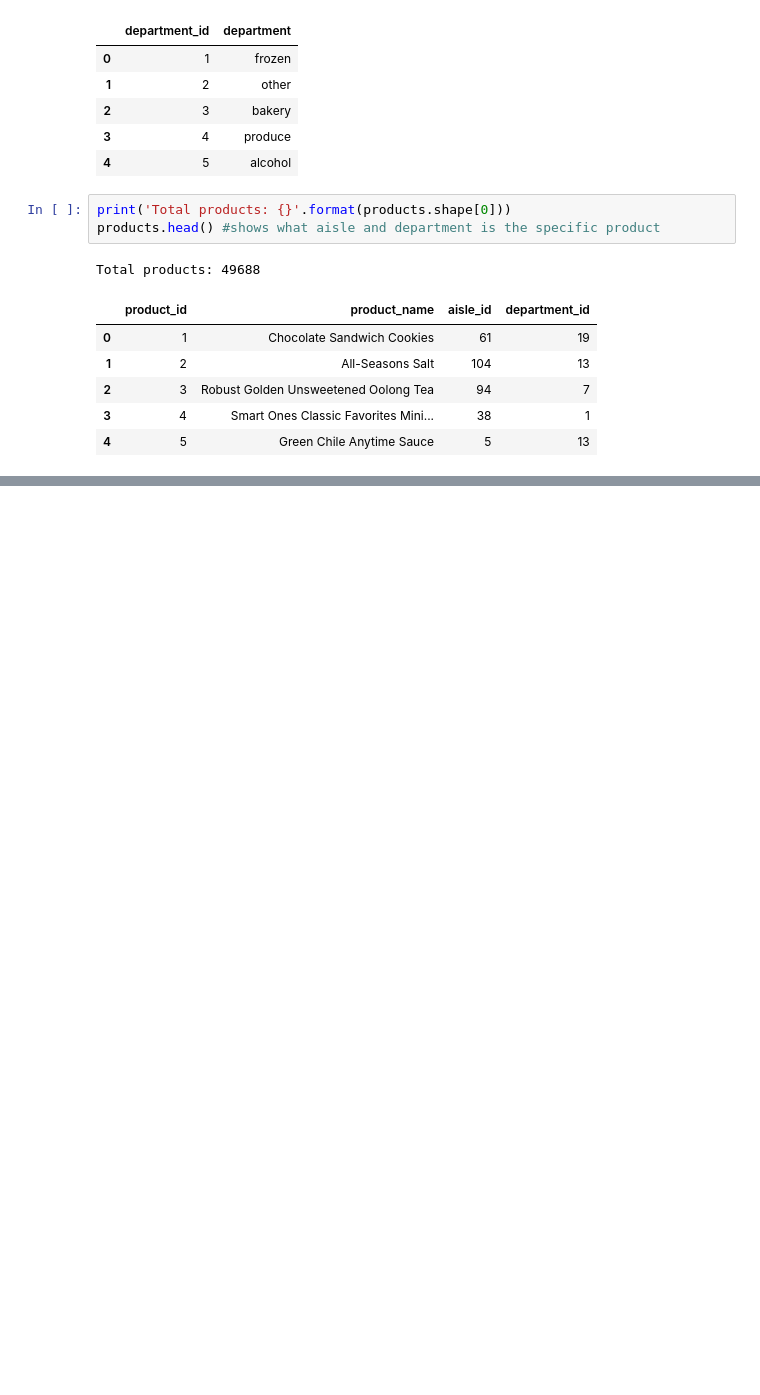
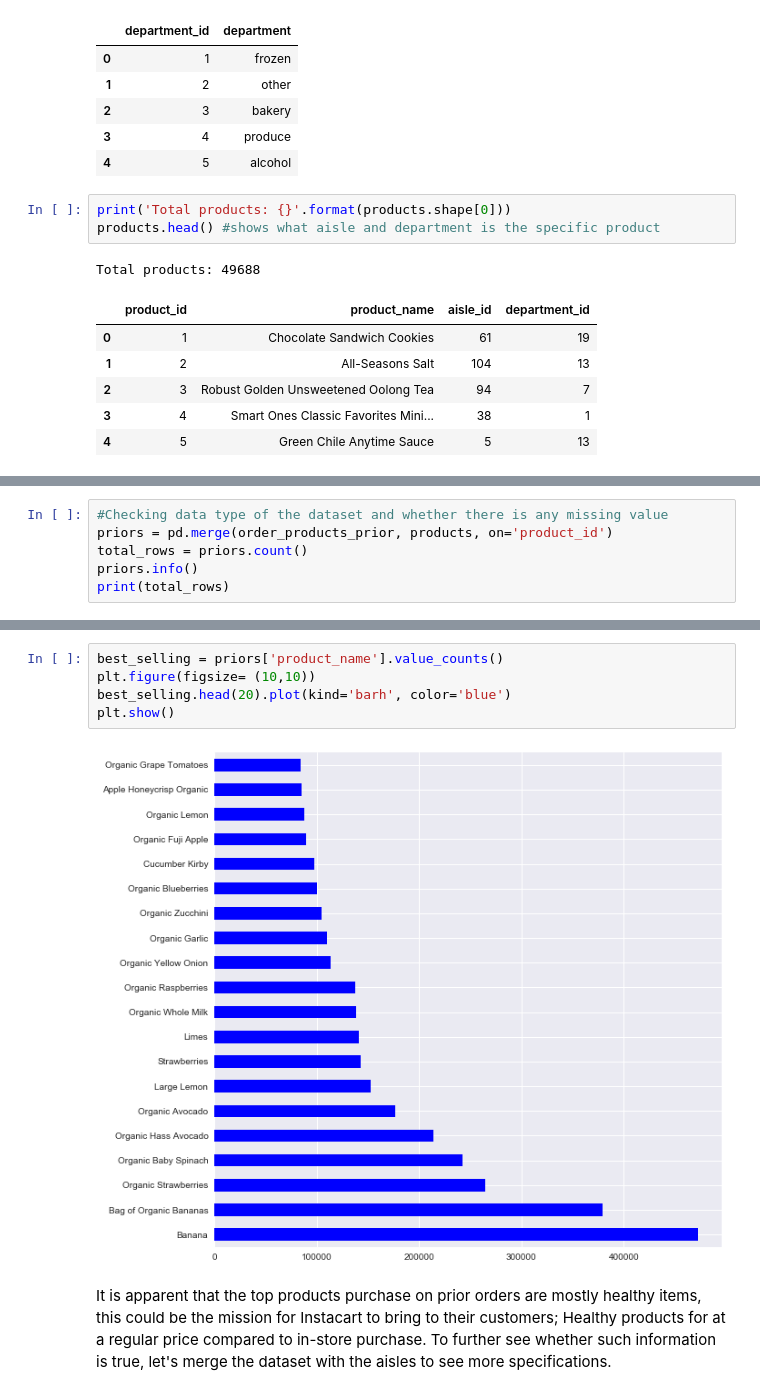
Before and after one commit to gary93039/Springboard, a Jupyter notebook: Instacart EDA.ipynb, the cells around one changed output, grey strips where cells are left out. Saved outputs shown, nothing was run; the diff lists cells and outputs as text; blank space fills up the shorter version.

Commit message:
Instacart update

```diff
--- a/Instacart EDA.ipynb
+++ b/Instacart EDA.ipynb
@@ -117,0 +155,6 @@ dtype: int64
+# %%
+#Checking data type of the dataset and whether there is any missing value
+priors = pd.merge(order_products_prior, products, on='product_id')
+total_rows = priors.count()
+priors.info()
+print(total_rows)
@@ -117,0 +191,9 @@ dtype: int64
+# %%
+best_selling = priors['product_name'].value_counts()
+plt.figure(figsize= (10,10))
+best_selling.head(20).plot(kind='barh', color='blue')
+plt.show()
+# %% [output]
+[figure, added]
+# %% [markdown]
+It is apparent that the top products purchase on prior orders are mostly healthy items, this could be the mission for Instacart to bring to their customers; Healthy products for at a regular price compared to in-store purchase. To further see whether such information is true, let's merge the dataset with the aisles to see more specifications.
```
Also changed, not shown: parts of 80 cells of this notebook.
